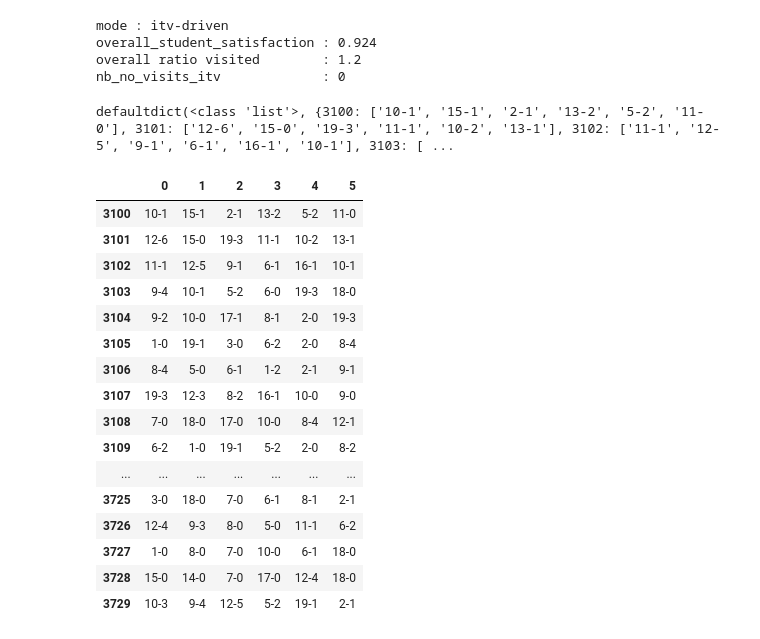
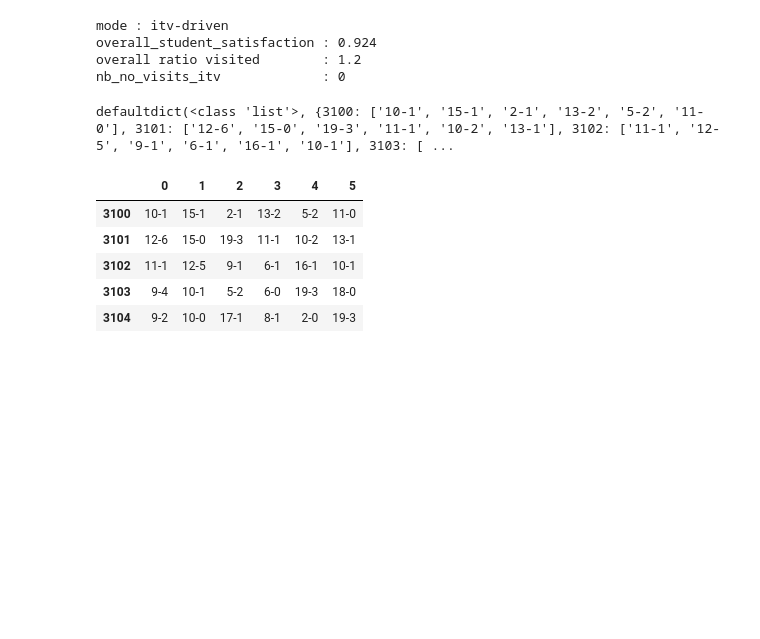
Before and after one commit to echollet/ForumDb, a Jupyter notebook: forum-20-itv-driven-sql.ipynb, the cells around one changed output. Drawn from its saved outputs; the diff is of its cells as text; code cells hidden in the pictures; blank space fills up the shorter version.

```diff
--- a/forum-20-itv-driven-sql.ipynb
+++ b/forum-20-itv-driven-sql.ipynb
@@ -376,0 +418,5 @@ student_data = list(parsed.values())
+# %%
+pd.set_option("display.max_columns", None)
+pd.set_option("display.max_rows", 240)
+timetable_students_sql = pd.DataFrame(timetable_student_view(timetable)).T
+timetable_students_sql[0:5]
@@ -377,3 +466,16 @@ student_data = list(parsed.values())
+# %%
+
+#
+# intervenants data from JSON
+#
+
+intervenants_data_json = pd.read_json(FILE_INTERVENANTS_DATA)
+intervenants_data_json
 # %%
-timetable, student_data = get_timetable_itv_driven(NB_SLOTS, student_data, intervenants_data)
+timetable, student_data = get_timetable_itv_driven(NB_SLOTS, student_data, intervenants_data_json)
 timetable = convert_to_student_timetable(NB_SLOTS, student_data)
+q_intervenants = init_q_intervenants(intervenants_data_json)
+
+pd.set_option("display.max_columns", 65)
+pd.set_option("display.max_rows", 6)
+pd.DataFrame(get_timetable_intervenants(timetable, q_intervenants))
@@ -401,25 +497,14 @@ nb_no_visits_itv             : 0
 # %%
 pd.set_option("display.max_columns", None)
 pd.set_option("display.max_rows", 240)
-timetable_students = pd.DataFrame(timetable_student_view(timetable)).T
-timetable_students
+timetable_students_json = pd.DataFrame(timetable_student_view(timetable)).T
+timetable_students_json[0:5]
 # %% [output]
 defaultdict(<class 'list'>, {3100: ['10-1', '15-1', '2-1', '13-2', '5-2', '11-0'], 3101: ['12-6', '15-0', '19-3', '11-1', '10-2', '13-1'], 3102: ['11-1', '12-5', '9-1', '6-1', '16-1', '10-1'], 3103: [ ...
 |  | 0 | 1 | 2 | 3 | 4 | 5 |
 | 3100 | 10-1 | 15-1 | 2-1 | 13-2 | 5-2 | 11-0 |
 | 3101 | 12-6 | 15-0 | 19-3 | 11-1 | 10-2 | 13-1 |
 | 3102 | 11-1 | 12-5 | 9-1 | 6-1 | 16-1 | 10-1 |
 | 3103 | 9-4 | 10-1 | 5-2 | 6-0 | 19-3 | 18-0 |
 | 3104 | 9-2 | 10-0 | 17-1 | 8-1 | 2-0 | 19-3 |
-| 3105 | 1-0 | 19-1 | 3-0 | 6-2 | 2-0 | 8-4 |
-| 3106 | 8-4 | 5-0 | 6-1 | 1-2 | 2-1 | 9-1 |
-| 3107 | 19-3 | 12-3 | 8-2 | 16-1 | 10-0 | 9-0 |
-| 3108 | 7-0 | 18-0 | 17-0 | 10-0 | 8-4 | 12-1 |
-| 3109 | 6-2 | 1-0 | 19-1 | 5-2 | 2-0 | 8-2 |
-| ... | ... | ... | ... | ... | ... | ... |
-| 3725 | 3-0 | 18-0 | 7-0 | 6-1 | 8-1 | 2-1 |
-| 3726 | 12-4 | 9-3 | 8-0 | 5-0 | 11-1 | 6-2 |
-| 3727 | 1-0 | 8-0 | 7-0 | 10-0 | 6-1 | 18-0 |
-| 3728 | 15-0 | 14-0 | 7-0 | 17-0 | 12-4 | 18-0 |
-| 3729 | 10-3 | 9-4 | 12-5 | 5-2 | 19-1 | 2-1 |
 # %%
```
Also changed, not shown: parts of 24 cells of this notebook, 2 other files.
